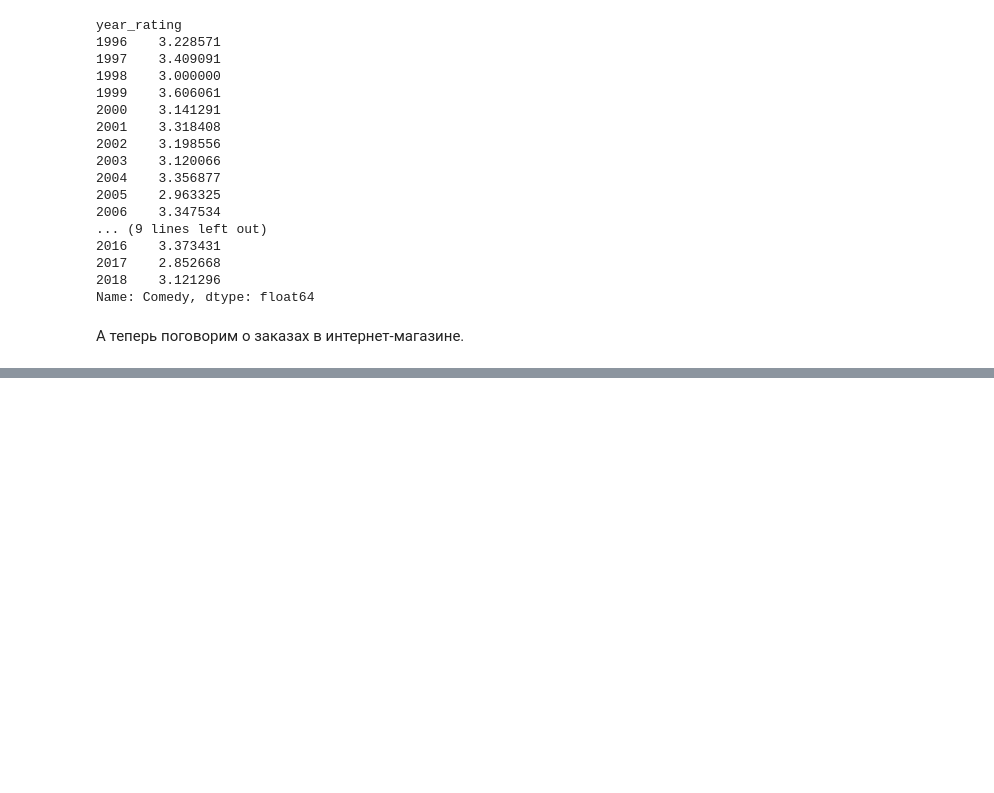
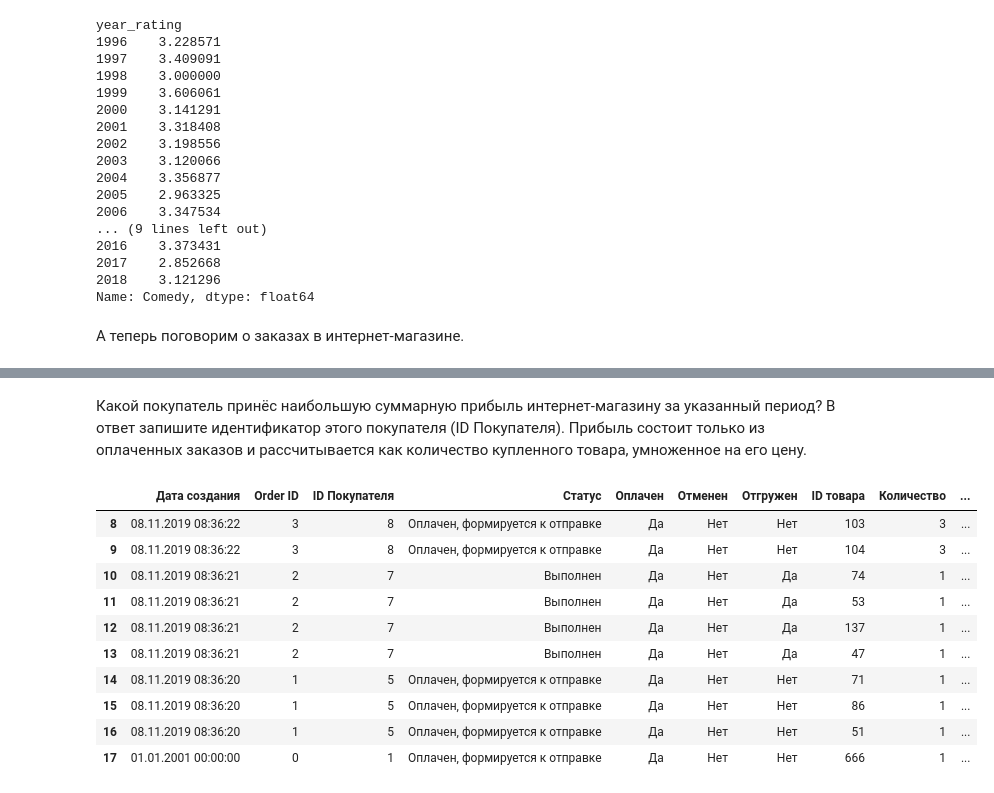
Before and after one commit to EvgeniiOvcharenko/data_science, a Jupyter notebook: Новая папка/PYTHON-12. Продвинутые методы работы с данными в Pandas/12_8_закрепление.ipynb, the cells around one changed output, grey strips where cells are left out. Saved outputs shown, nothing was run; the diff lists cells and outputs as text; code cells hidden in the pictures; blank space fills up the shorter version.

```diff
--- a/Новая папка/PYTHON-12. Продвинутые методы работы с данными в Pandas/12_8_закрепление.ipynb
+++ b/Новая папка/PYTHON-12. Продвинутые методы работы с данными в Pandas/12_8_закрепление.ipynb
@@ -199,0 +254,19 @@ products_df.head()
+# %% [markdown]
+Какой покупатель принёс наибольшую суммарную прибыль интернет-магазину за указанный период?
+В ответ запишите идентификатор этого покупателя (ID Покупателя).
+Прибыль состоит только из оплаченных заказов и рассчитывается как количество купленного товара, умноженное на его цену.
+# %%
+mask_paid = ((orders_products['Статус'] == 'Оплачен, формируется к отправке') | (orders_products['Статус'] == 'Выполнен'))
+orders_products[mask_paid]
+# %% [output]
+|  | Дата создания | Order ID | ID Покупателя | Статус | Оплачен | Отменен | Отгружен | ID товара | Количество | ... |
+| 8 | 08.11.2019 08:36:22 | 3 | 8 | Оплачен, формируется к отправке | Да | Нет | Нет | 103 | 3 | ... |
+| 9 | 08.11.2019 08:36:22 | 3 | 8 | Оплачен, формируется к отправке | Да | Нет | Нет | 104 | 3 | ... |
+| 10 | 08.11.2019 08:36:21 | 2 | 7 | Выполнен | Да | Нет | Да | 74 | 1 | ... |
+| 11 | 08.11.2019 08:36:21 | 2 | 7 | Выполнен | Да | Нет | Да | 53 | 1 | ... |
+| 12 | 08.11.2019 08:36:21 | 2 | 7 | Выполнен | Да | Нет | Да | 137 | 1 | ... |
+| 13 | 08.11.2019 08:36:21 | 2 | 7 | Выполнен | Да | Нет | Да | 47 | 1 | ... |
+| 14 | 08.11.2019 08:36:20 | 1 | 5 | Оплачен, формируется к отправке | Да | Нет | Нет | 71 | 1 | ... |
+| 15 | 08.11.2019 08:36:20 | 1 | 5 | Оплачен, формируется к отправке | Да | Нет | Нет | 86 | 1 | ... |
+| 16 | 08.11.2019 08:36:20 | 1 | 5 | Оплачен, формируется к отправке | Да | Нет | Нет | 51 | 1 | ... |
+| 17 | 01.01.2001 00:00:00 | 0 | 1 | Оплачен, формируется к отправке | Да | Нет | Нет | 666 | 1 | ... |
```
Also changed, not shown: parts of 6 cells of this notebook.
